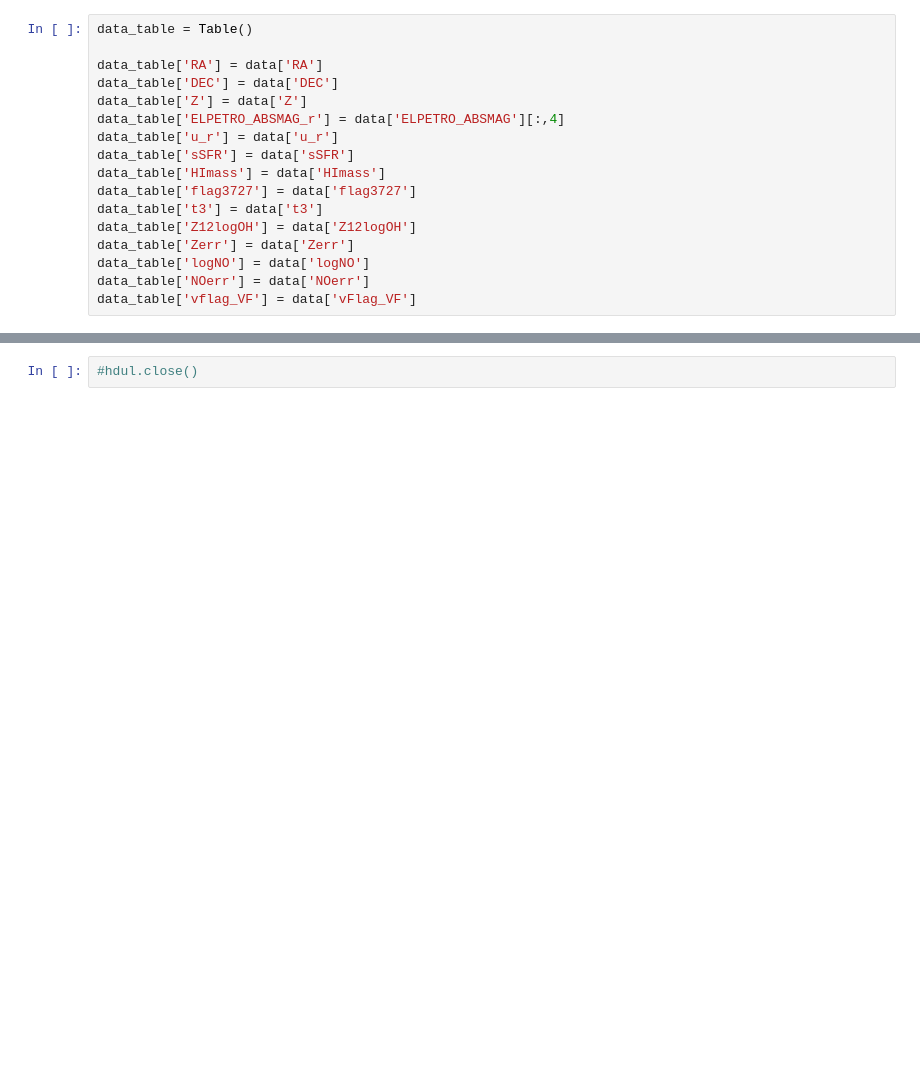
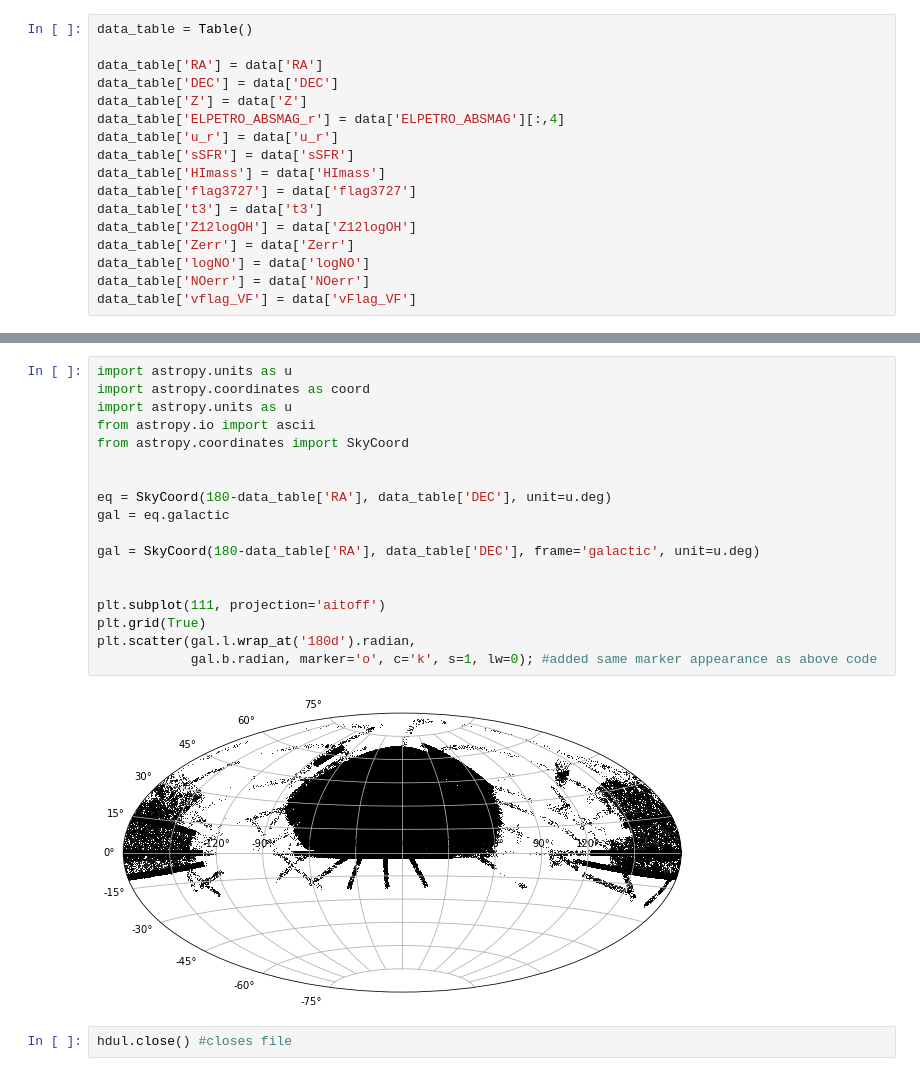
Before and after one commit to kadglass/SmallScale, a Jupyter notebook: Small Scale Environment.ipynb, the cells around one changed output, grey strips where cells are left out. Saved outputs shown, nothing was run; the diff lists cells and outputs as text; blank space fills up the shorter version.

```diff
--- a/Small Scale Environment.ipynb
+++ b/Small Scale Environment.ipynb
@@ -117,2 +187,22 @@ plt.show()
+# %%
+import astropy.units as u
+import astropy.coordinates as coord
+import astropy.units as u
+from astropy.io import ascii
+from astropy.coordinates import SkyCoord
+
+
+eq = SkyCoord(180-data_table['RA'], data_table['DEC'], unit=u.deg)
+gal = eq.galactic
+
+gal = SkyCoord(180-data_table['RA'], data_table['DEC'], frame='galactic', unit=u.deg)
+
+
+plt.subplot(111, projection='aitoff')
+plt.grid(True)
+plt.scatter(gal.l.wrap_at('180d').radian,
+            gal.b.radian, marker='o', c='k', s=1, lw=0); #added same marker appearance as above code
+# %% [output]
+[figure, added]
 # %%
-#hdul.close()
+hdul.close() #closes file
```
Also changed, not shown: parts of 20 cells of this notebook.
